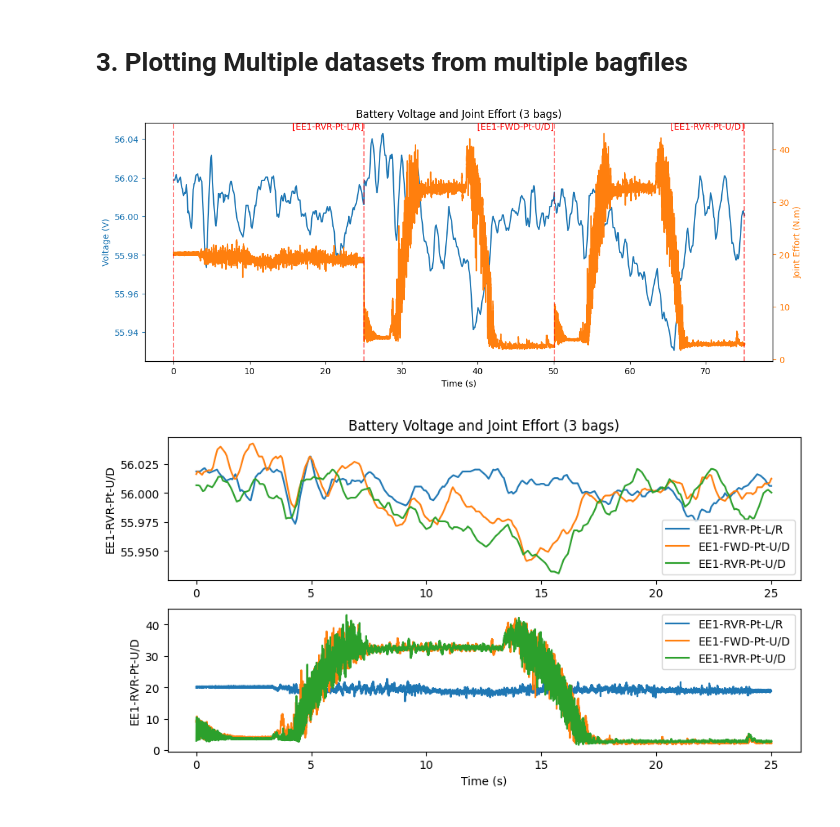
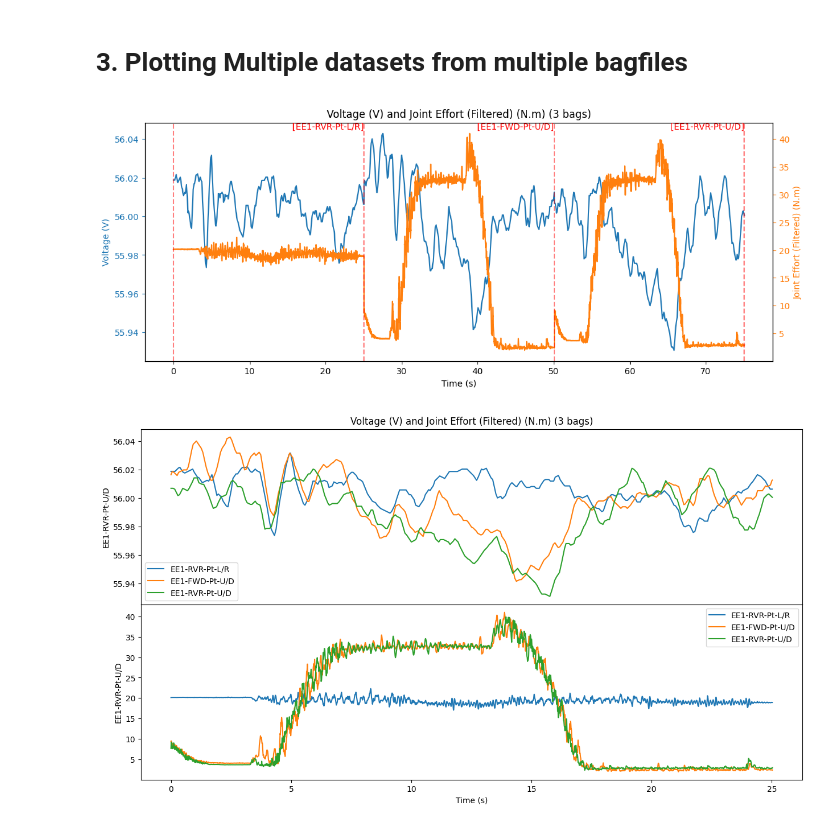
Before and after one commit to jaku-jaku/research-project, a Jupyter notebook: analysis/vins_analysis.ipynb, the cells around one changed output. Saved outputs shown, nothing was run; the diff lists cells and outputs as text; code cells hidden in the pictures.

```diff
--- a/analysis/vins_analysis.ipynb
+++ b/analysis/vins_analysis.ipynb
@@ -204,11 +203,12 @@ class Bags_Data_Plot:
         """ Re-organize data from multiple bag files into a single object.
         """
         for label, data in bags.items():
-            self.N_bags += 1
-            self.list_of_bags.append(data)
-            self.list_of_bag_labels.append(label)
-            self.list_of_note.append(data.description)
-            self.list_of_dT_s.append(data.dT)
+            if label not in self.list_of_bag_labels: # unique only
+                self.N_bags += 1
+                self.list_of_bags.append(data)
+                self.list_of_bag_labels.append(label)
+                self.list_of_note.append(data.description)
+                self.list_of_dT_s.append(data.dT)
 
 
     def extract_data(self, pre_process_func=lambda x: x, bag_topic:str=None, var_type:TYPES_VAR=None):
@@ -223,7 +223,7 @@ class Bags_Data_Plot:
             _payload.append(_data)
         return _payload
 
-    def plot_time_series(self, data_sets_y, title="", if_label_bags=True, figsize=DEFAULT_FIGSIZE):
+    def plot_time_series(self, data_sets_y, title=None, if_label_bags=True, figsize=DEFAULT_FIGSIZE):
         """
         data_sets_y = {
             "Voltage (V)"       : battery_v,
@@ -231,6 +231,9 @@ class Bags_Data_Plot:
         }
         """
         N_bags = self.N_bags
+        if title is None:
+            title = " and ".join(data_sets_y.keys())
+
         # concatenate all the data:
         dT_s = np.sum(self.list_of_dT_s)
         data_sets_xy = dict()
@@ -260,13 +263,17 @@ class Bags_Data_Plot:
 
         AM.save_fig(fig, f"{title}_time_series.png")
 
-    def plot_time_parallel(self, data_sets_y, title="", figsize=DEFAULT_FIGSIZE):
+    def plot_time_parallel(self, data_sets_y, title=None, figsize=DEFAULT_FIGSIZE):
         """
         data_sets_y = {
             "Voltage (V)"       : battery_v,
             "Joint Effort (N.m)": joint_eff,
         }
         """
+        if title is None:
+            title = " and ".join(data_sets_y.keys())
+
+        # prepare data:
         data_sets_xys = dict()
         for label, data in data_sets_y.items():
             data_sets_xys[label] = dict()
@@ -277,22 +284,41 @@ class Bags_Data_Plot:
         fig, ax = plot_data_sets_subplots(data_sets_xys, xlabel="Time (s)", figsize=figsize)
         ax[0].set_title(f"{title} ({self.N_bags} bags)")
         AM.save_fig(fig, f"{title}_time_parallel.png")
+
+
+# 2. Load into data plotter:
+BagPlot = Bags_Data_Plot(pData)
+# %%
+from scipy.ndimage import gaussian_filter1d
+# 3. assemble data sets:
+data_sets_y = {
+    "Voltage (V)"       : BagPlot.extract_data(
+        bag_topic="/uwarl/robotnik_base_hw/voltage", var_type=TYPES_VAR.VOLTAGE
+    ),
+    "Joint Effort (Filtered) (N.m)": BagPlot.extract_data(
+        bag_topic="/wam/joint_states", var_type=TYPES_VAR.JOINT_EFFORT,
+        pre_process_func=lambda x: gaussian_filter1d(np.linalg.norm(x, axis=1), 3)
+    ),
+}
+
+# 4. Plot:
+BagPlot.plot_time_series(data_sets_y)
+BagPlot.plot_time_parallel(data_sets_y, figsize=(15,4))
+# %% [output]
+[figure, added]
+[figure, added]
 # %%
-# 2. Load into data plotter:
-BagPlot = Bags_Data_Plot(pData)
+# 3. assemble data sets:
+# data_sets_y = {
+#     "Voltage (V)"       : BagPlot.extract_data(
+#         bag_topic="/uwarl/robotnik_base_hw/voltage", var_type=TYPES_VAR.VOLTAGE
+#     ),
+#     "Joint Effort (Filtered) (N.m)": BagPlot.extract_data(
+#         bag_topic="/wam/joint_states", var_type=TYPES_VAR.JOINT_EFFORT,
+#         pre_process_func=lambda x: gaussian_filter1d(np.linalg.norm(x, axis=1), 3)
+#     ),
+# }
 
-# 3. assemble data sets:
-data_sets_y = {
-    "Voltage (V)"       : BagPlot.extract_data(
-        bag_topic="/uwarl/robotnik_base_hw/voltage", var_type=TYPES_VAR.VOLTAGE),
-    "Joint Effort (N.m)": BagPlot.extract_data(
-        bag_topic="/wam/joint_states", var_type=TYPES_VAR.JOINT_EFFORT,
-        pre_process_func=lambda x: np.linalg.norm(x, axis=1)),
-}
-
-# 4. Plot:
-BagPlot.plot_time_series(data_sets_y, title="Battery Voltage and Joint Effort")
-BagPlot.plot_time_parallel(data_sets_y, title="Battery Voltage and Joint Effort", figsize=(10,5))
+# # 4. Plot:
+# BagPlot.plot_time_series(data_sets_y)
+# BagPlot.plot_time_parallel(data_sets_y, figsize=(15,4))
-# %% [output]
-[figure, removed]
-[figure, removed]
```
Also changed, not shown: parts of 3 cells of this notebook.
